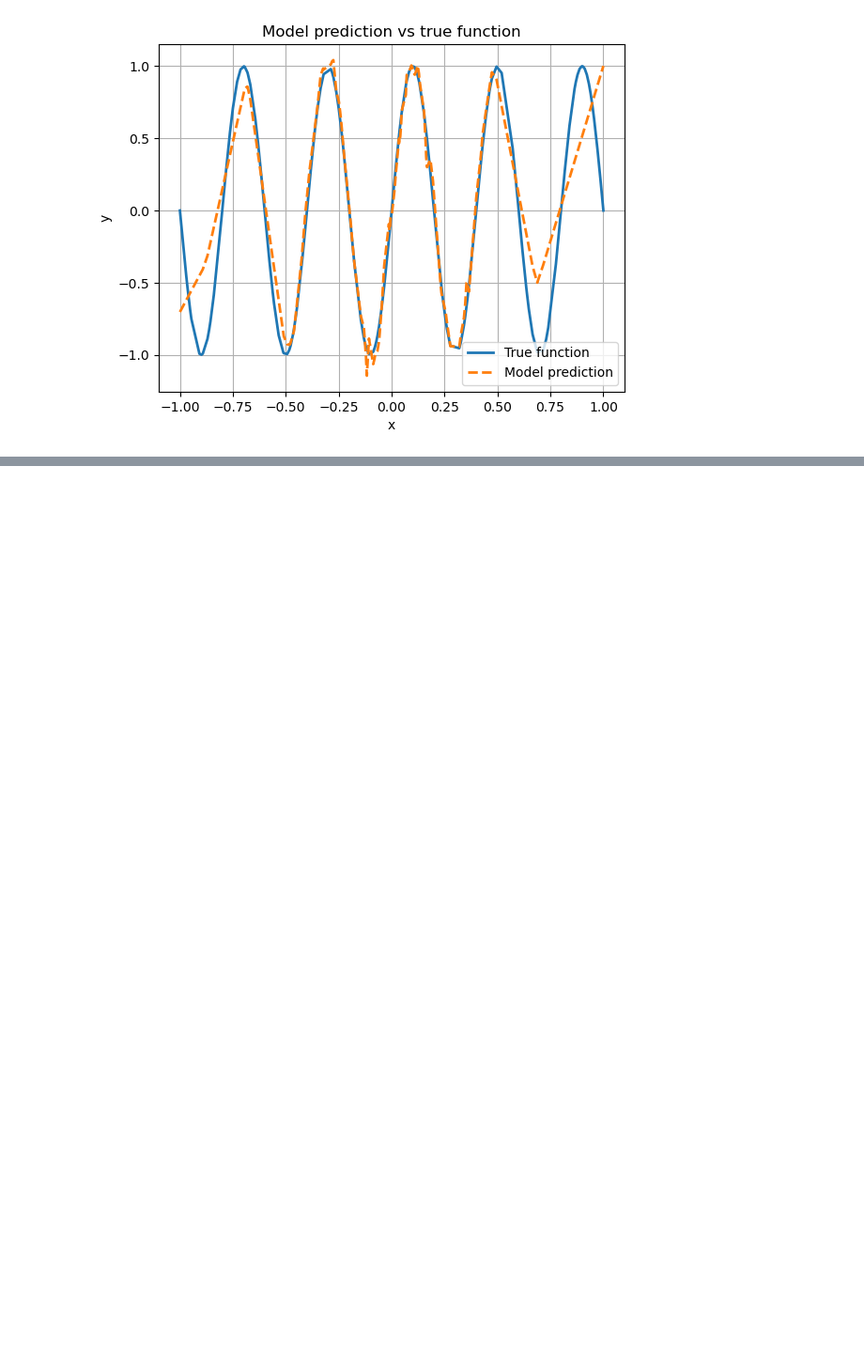
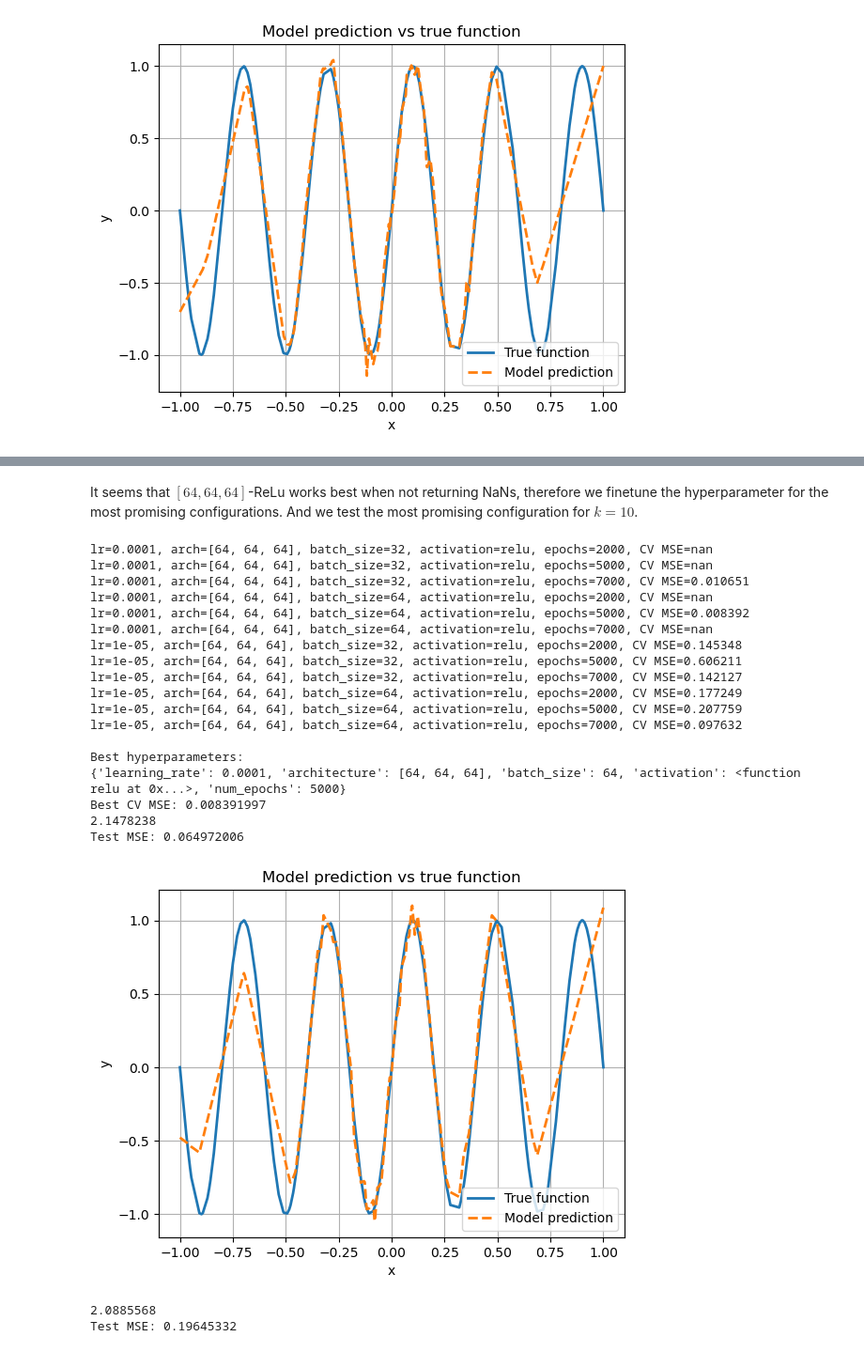
Before and after one commit to aidan-engelhard/LAOML_2, a Jupyter notebook: laoml3.ipynb, the cells around one changed output, grey strips where cells are left out. Shown at 94% size. Drawn from its saved outputs; the diff is of its cells as text; code cells hidden in the pictures; blank space fills up the shorter version.

```diff
--- a/laoml3.ipynb
+++ b/laoml3.ipynb
@@ -427,0 +466,45 @@ Test MSE: 0.058776055
+# %% [markdown]
+It seems that $[64,64,64]$-ReLu works best when not returning NaNs, therefore we finetune the hyperparameter for the most promising configurations. And we test the most promising configuration for $k=10$.
+# %%
+param_grid_b3 = {
+    'architectures': [[64, 64, 64]],
+    'learning_rates': [0.0001, 0.00001],
+    'batch_sizes': [32, 64],
+    'activations': [relu],
+    'init_type': ["xavier"],
+    'epochs' : [2000, 5000, 7000]
+}
+
+
+def generate_train_test(key, k, param_grid):
+    xk_train, yk_train, xk_test, yk_test = generate_data_k(k, 1000, key)
+    best_config_k, best_loss_k =  find_best_config(param_grid, xk_train, yk_train, key)
+    test_mse_k = predict_and_plot_test(best_config_k, xk_train, yk_train, xk_test, yk_test, key)
+    return best_config_k
+
+best_config_5 = generate_train_test(key, 5, param_grid_b3)
+
+x10_train, y10_train, x10_test, y10_test = generate_data_k(10, 1000, key)
+test_mse_10 = predict_and_plot_test(best_config_5, x10_train, y10_train, x10_test, y10_test, key)
+# %% [output]
+lr=0.0001, arch=[64, 64, 64], batch_size=32, activation=relu, epochs=2000, CV MSE=nan
+lr=0.0001, arch=[64, 64, 64], batch_size=32, activation=relu, epochs=5000, CV MSE=nan
+lr=0.0001, arch=[64, 64, 64], batch_size=32, activation=relu, epochs=7000, CV MSE=0.010651
+lr=0.0001, arch=[64, 64, 64], batch_size=64, activation=relu, epochs=2000, CV MSE=nan
+lr=0.0001, arch=[64, 64, 64], batch_size=64, activation=relu, epochs=5000, CV MSE=0.008392
+lr=0.0001, arch=[64, 64, 64], batch_size=64, activation=relu, epochs=7000, CV MSE=nan
+lr=1e-05, arch=[64, 64, 64], batch_size=32, activation=relu, epochs=2000, CV MSE=0.145348
+lr=1e-05, arch=[64, 64, 64], batch_size=32, activation=relu, epochs=5000, CV MSE=0.606211
+lr=1e-05, arch=[64, 64, 64], batch_size=32, activation=relu, epochs=7000, CV MSE=0.142127
+lr=1e-05, arch=[64, 64, 64], batch_size=64, activation=relu, epochs=2000, CV MSE=0.177249
+lr=1e-05, arch=[64, 64, 64], batch_size=64, activation=relu, epochs=5000, CV MSE=0.207759
+lr=1e-05, arch=[64, 64, 64], batch_size=64, activation=relu, epochs=7000, CV MSE=0.097632
+
+Best hyperparameters:
+{'learning_rate': 0.0001, 'architecture': [64, 64, 64], 'batch_size': 64, 'activation': <function relu at 0x...>, 'num_epochs': 5000}
+Best CV MSE: 0.008391997
+2.1478238
+Test MSE: 0.064972006
+[figure, added]
+2.0885568
+Test MSE: 0.19645332
```
Also changed, not shown: parts of 3 cells of this notebook.
